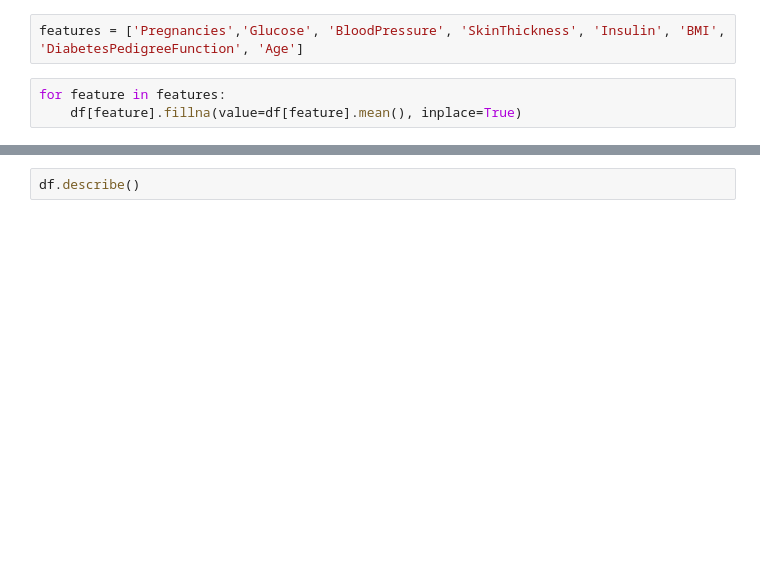
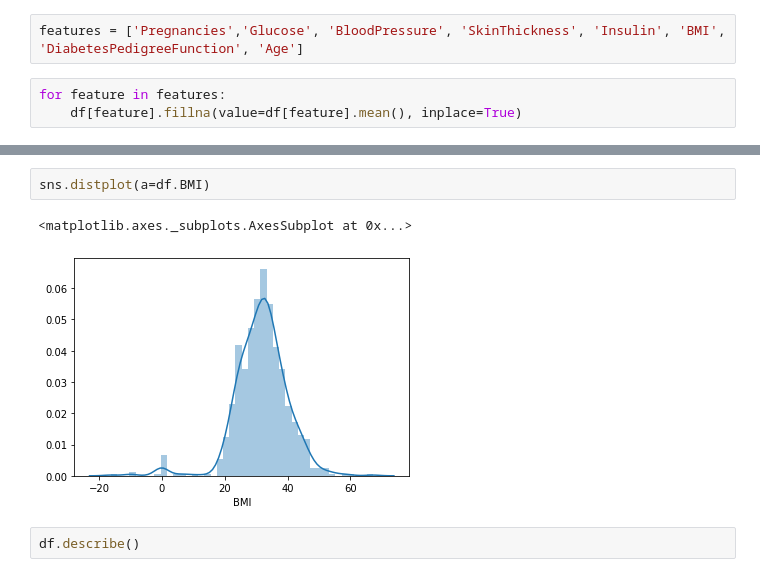
Before and after one commit to kaustubh-nair/Diabetes-prediction, a Jupyter notebook: PCA.ipynb, the cells around one changed output, grey strips where cells are left out. Drawn from its saved outputs; the diff is of its cells as text; blank space fills up the shorter version.

```diff
--- a/PCA.ipynb
+++ b/PCA.ipynb
@@ -28,3 +34,8 @@ for feature in features:
+# %%
+sns.distplot(a=df.BMI)
+# %% [output]
+<matplotlib.axes._subplots.AxesSubplot at 0x...>
+[figure, added]
 # %%
 df.describe()
 # %% [output]
```
Also changed, not shown: parts of 8 cells of this notebook, 1 other file.
